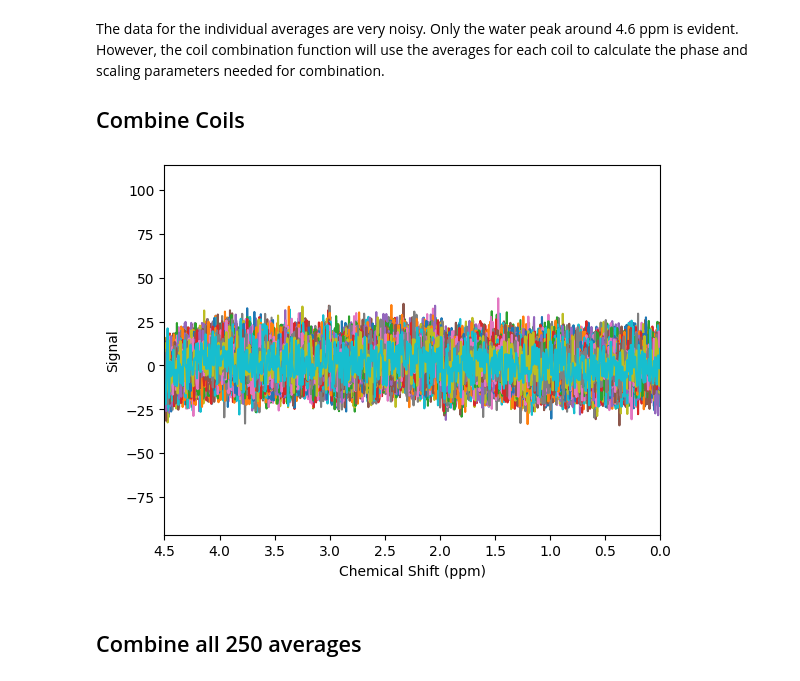
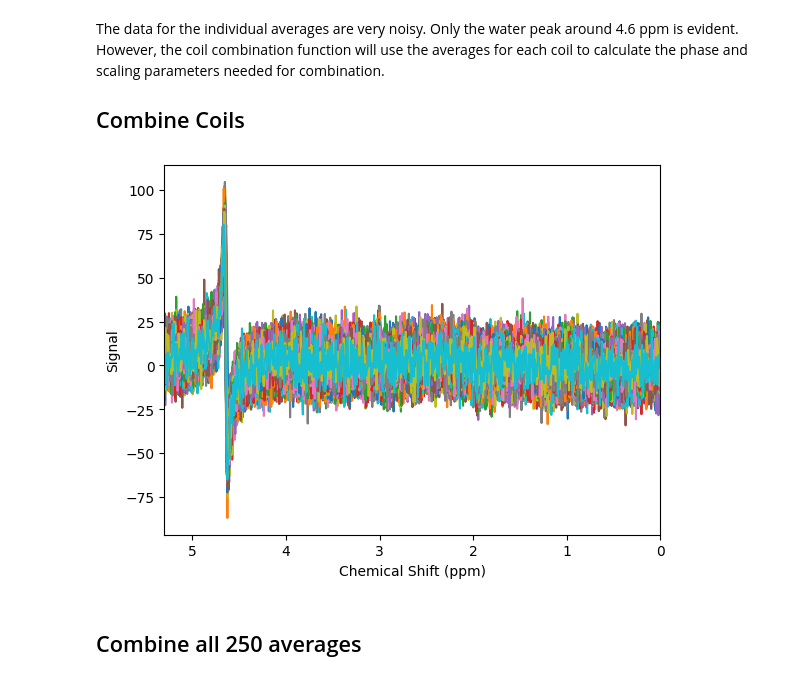
Before and after one commit to bailey-co/pyFID-A-for-binder, a Jupyter notebook: MRS_processing.ipynb, the cells around one changed output. Cells and saved outputs as stored; diff of their text form; code cells hidden in the pictures.

```diff
--- a/MRS_processing.ipynb
+++ b/MRS_processing.ipynb
@@ -31,9 +37,9 @@ The data for the individual averages are very noisy. Only the water peak around
 ## Combine Coils
 # %%
 fid1_cc,fids_presum,specs_presum,coilcombos=op_addrcvrs(out1)
-fid1_cc.plot_spec()
+fid1_cc.plot_spec([5.3,0])
 # %% [output]
-[figure, old version]
+[figure, new version]
 # %% [markdown]
 ## Combine all 250 averages
 # %%
```
Also changed, not shown: parts of 4 cells of this notebook.
